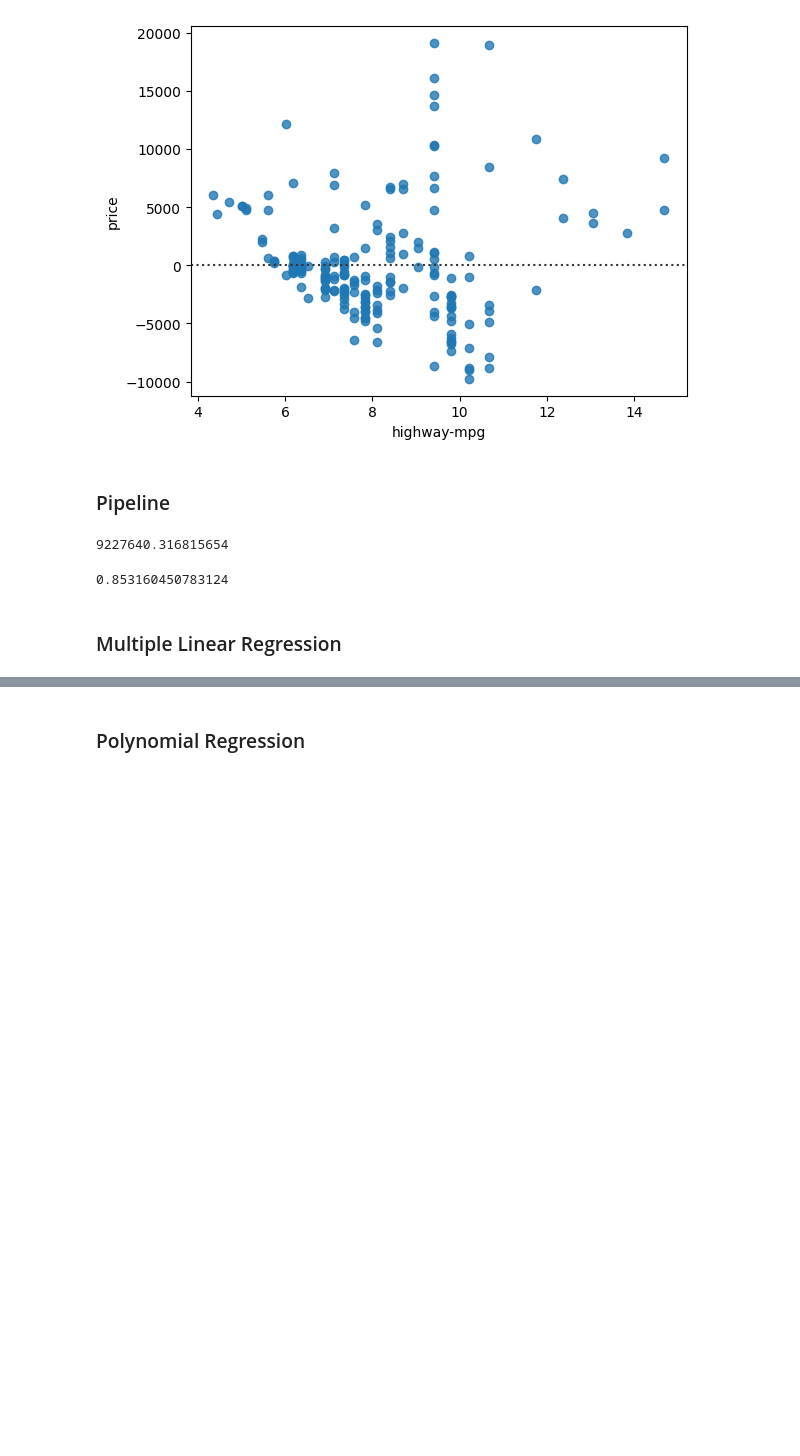
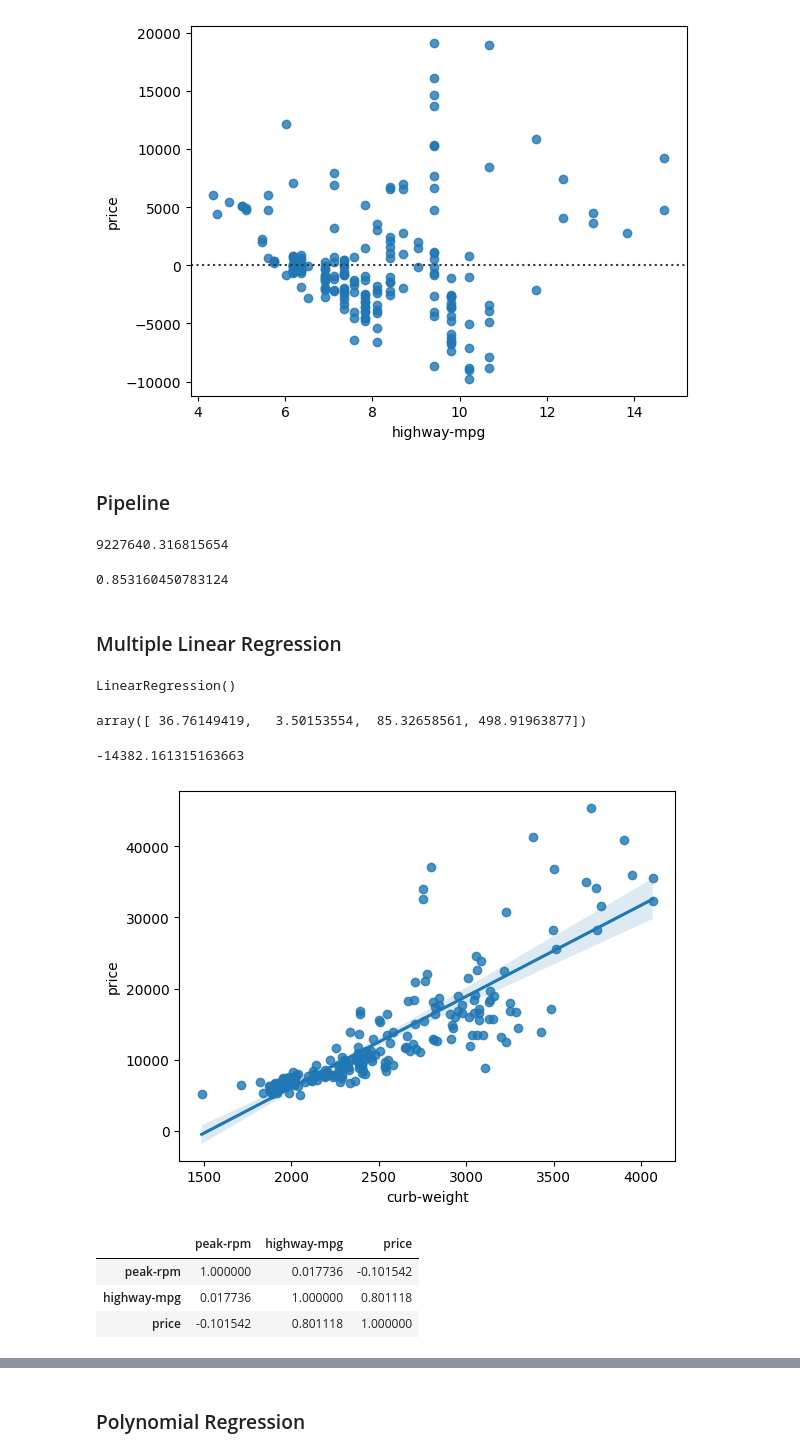
Before and after one commit to MachineTi-lab/IBM-Data-analysis-with-Python, a Jupyter notebook: Class_1.ipynb, the cells around one changed output, grey strips where cells are left out. Saved outputs shown, nothing was run; the diff lists cells and outputs as text; code cells hidden in the pictures; blank space fills up the shorter version.

Commit message:
Predict_data

```diff
--- a/Class_1.ipynb
+++ b/Class_1.ipynb
@@ -374,0 +379,30 @@ pipe.score(X,Y)
+# %%
+# df'den o sütunların verilerini içeren bir DataFrame oluşturuyoruz
+Z = df[['horsepower', 'curb-weight', 'engine-size', 'highway-mpg']]
+
+Y1 = df["price"]
+
+# Şimdi lm2.fit() çalışacaktır
+lm2.fit(Z, Y1)
+# %% [output]
+LinearRegression()
+# %%
+lm2.coef_
+# %% [output]
+array([ 36.76149419,   3.50153554,  85.32658561, 498.91963877])
+# %%
+lm2.intercept_
+# %% [output]
+-14382.161315163663
+# %%
+sns.regplot(x = "curb-weight" , y = "price" , data = df)
+plt.show()
+# %% [output]
+[figure, added]
+# %%
+df[["peak-rpm","highway-mpg","price"]].corr()
+# %% [output]
+|  | peak-rpm | highway-mpg | price |
+| peak-rpm | 1.000000 | 0.017736 | -0.101542 |
+| highway-mpg | 0.017736 | 1.000000 | 0.801118 |
+| price | -0.101542 | 0.801118 | 1.000000 |
```
Also changed, not shown: parts of 4 cells of this notebook.
